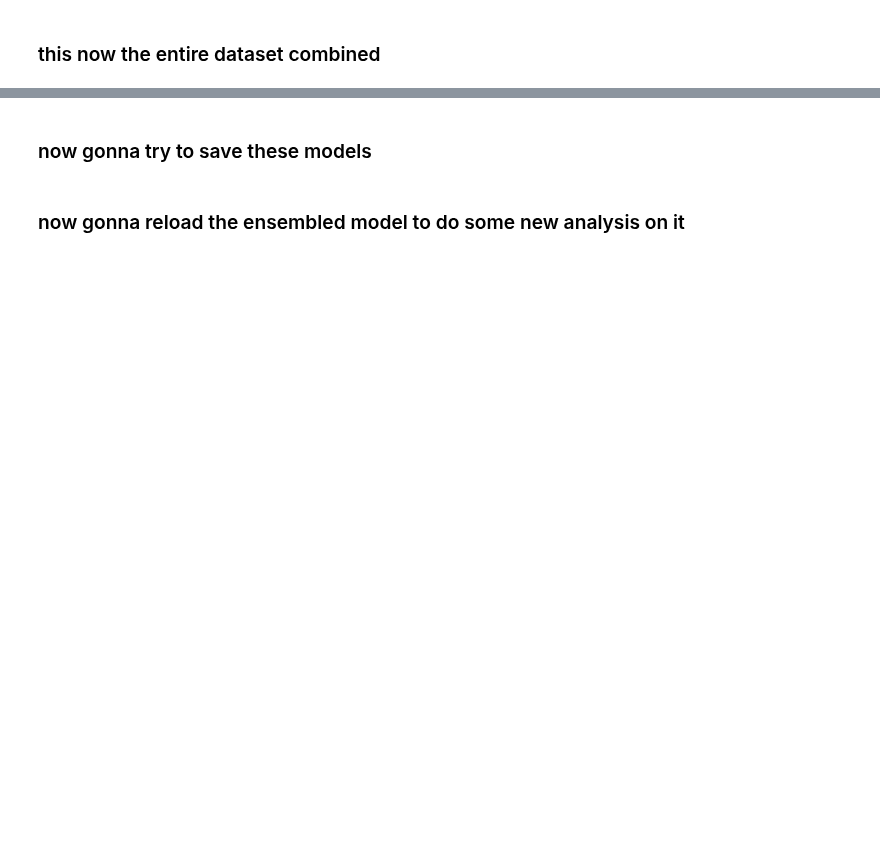
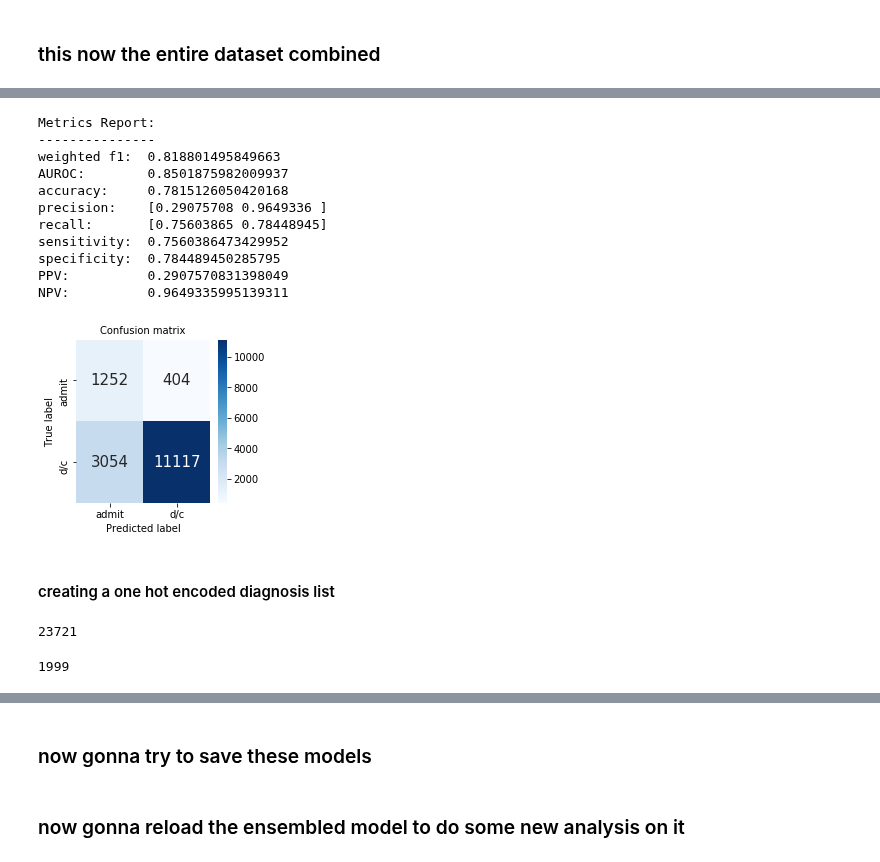
Before and after one commit to Jaskolk/ed-triage, a Jupyter notebook: ED_triage_xgb-v3.ipynb, the cells around one changed output, grey strips where cells are left out. Saved outputs shown, nothing was run; the diff lists cells and outputs as text; code cells hidden in the pictures; blank space fills up the shorter version.

```diff
--- a/ED_triage_xgb-v3.ipynb
+++ b/ED_triage_xgb-v3.ipynb
@@ -385,0 +403,8 @@ thresholding_analysis(combined_predictions, y_test)
+# %%
+X_train7, X_test7, y_train7, y_test7 = train_test_split(egh_features, egh_target, random_state=1)
+
+xgc7 = xgb.XGBClassifier(scale_pos_weight = 1/9)
+%time xgc7.fit(X_train7, y_train7)
+
+#preds7 = xgc6.predict(X_test6)
+#predictions6 = xgc6.predict_proba(X_test6)
@@ -385,0 +421,17 @@ thresholding_analysis(combined_predictions, y_test)
+# %%
+get_metrics(xgc7,y_test7, X_test7)
+# %% [output]
+Metrics Report:
+---------------
+weighted f1:  0.818801495849663
+AUROC:        0.8501875982009937
+accuracy:     0.7815126050420168
+precision:    [0.29075708 0.9649336 ]
+recall:       [0.75603865 0.78448945]
+sensitivity:  0.7560386473429952
+specificity:  0.784489450285795
+PPV:          0.2907570831398049
+NPV:          0.9649335995139311
+[figure, added]
+# %% [markdown]
+#### creating a one hot encoded diagnosis list
@@ -385,0 +521,14 @@ thresholding_analysis(combined_predictions, y_test)
+# %%
+diagnoses = Counter()
+for hx in split_hist:
+    for item in hx:
+        diagnoses[item] += 1
+
+len(diagnoses)
+# %% [output]
+23721
+# %%
+#making a dictionary of the top 1000 diagnosis
+class_dict = {finding[0]:i for i,finding in enumerate(diagnoses.most_common(1999))}; len(class_dict)
+# %% [output]
+1999
```
Also changed, not shown: parts of 34 cells of this notebook, 7 other files.
